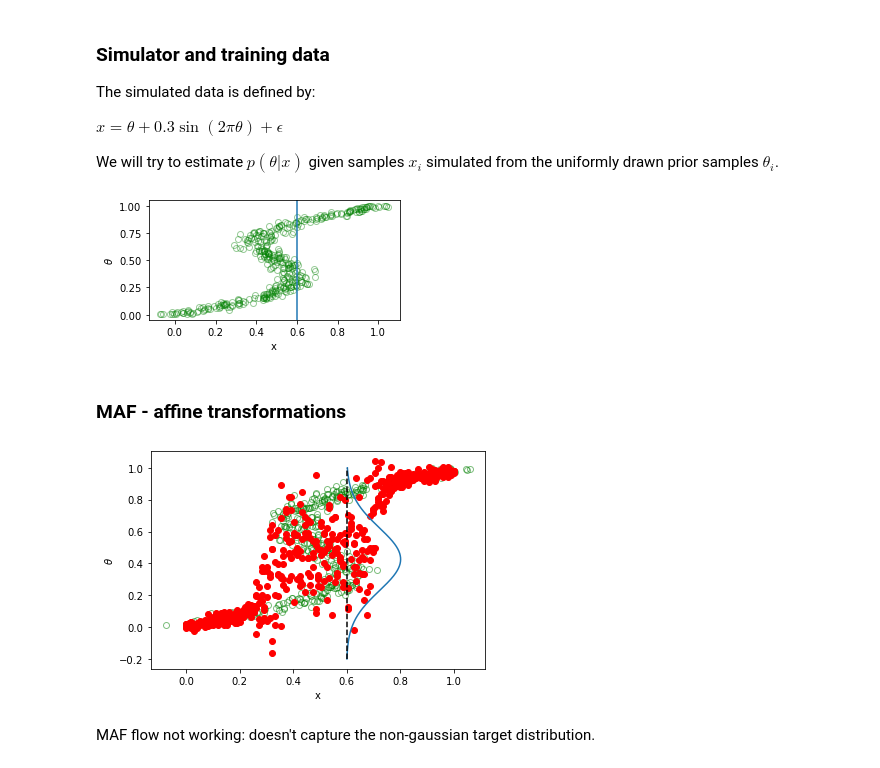
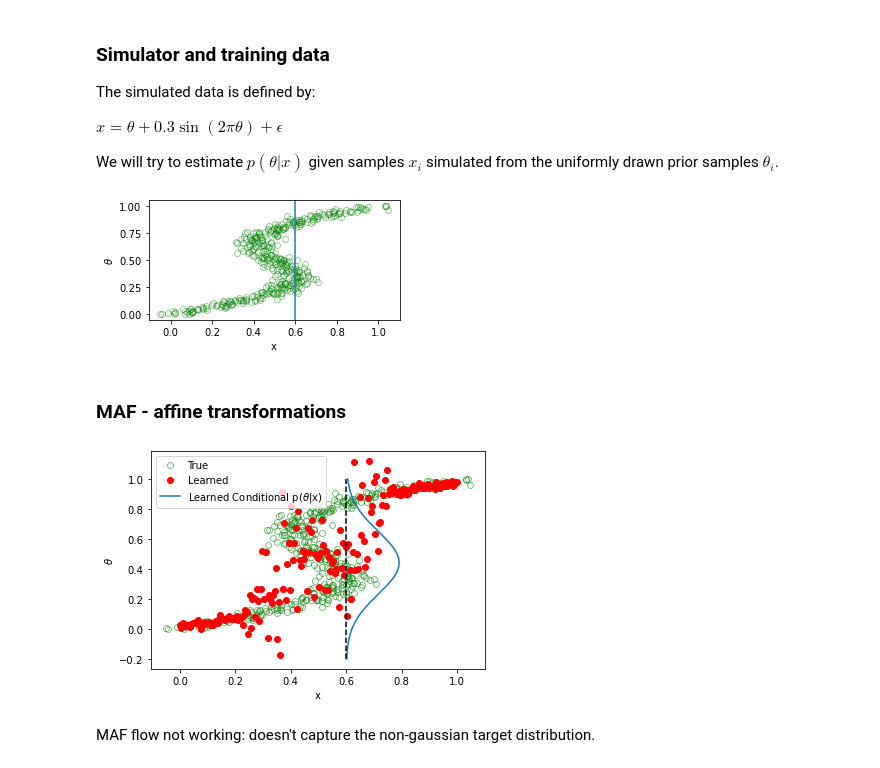
Before and after one commit to JuliaLinhart/NormalizingFlows, a Jupyter notebook: notebooks/ConditionalDE_SBI.ipynb, the cells around one changed output. Cells and saved outputs as stored; diff of their text form; code cells hidden in the pictures.

Commit message:
conditional DE and SBI + params count

```diff
--- a/notebooks/ConditionalDE_SBI.ipynb
+++ b/notebooks/ConditionalDE_SBI.ipynb
@@ -90,12 +101,12 @@ theta_eval = torch.tensor([0.6])  # Value for conditional inference
 # Data theta_train and x_train
 fig = plt.figure(figsize=(4.5, 2.2))
 plt.plot(x[:400], theta[:400], 'go', alpha=0.4, markerfacecolor='none')
-plt.axvline(val_to_eval.numpy())
+plt.axvline(theta_eval.numpy())
 plt.ylabel(r'$\theta$')
 plt.xlabel('x')
 plt.show()
 # %% [output]
-[figure, old version]
+[figure, new version]
 # %% [markdown]
 ### MAF - affine transformations
 # %%
@@ -106,25 +117,26 @@ maf = construct_maf(theta, hidden_features=50, context_features=1, standardize_t
 train(maf, theta, context=x, num_epochs=100, plot=False)
 # %%
 # Plot samples from true vs learned distribution
-x_test = torch.linspace(0.0, 1.0, 100).unsqueeze(1)
-theta_samples = maf.sample(5, context=x_test)
+x_test = torch.linspace(0.0, 1.0, 200).unsqueeze(1)
+theta_samples = maf.sample(1, context=x_test)
 
-plt.plot(x[:400], theta[:400], 'go', alpha=0.5, markerfacecolor='none')
-plt.plot(x_test, theta_samples.squeeze().detach(), 'ro', linewidth=3.0)
+plt.plot(x[:400], theta[:400], 'go', alpha=0.5, markerfacecolor='none', label='True')
+plt.plot(x_test, theta_samples.squeeze().detach(), 'ro', linewidth=3.0, label='Learned')
 plt.ylabel(r'$\theta$')
 plt.xlabel('x')
 
 # Plot learned conditional distribution
 x_vals = torch.linspace(-0.2, 1.0, 1000).reshape(-1,1)
 y_vals = maf.log_prob(x_vals, context=torch.ones(1000,1)*theta_eval).exp()
 x_vals = x_vals.numpy()
 y_vals = y_vals.detach().numpy()
 
-plt.plot(y_vals*0.1+theta_eval.item(), x_vals)
+plt.plot(y_vals*0.1+theta_eval.item(), x_vals, label=r'Learned Conditional p($\theta$|x)')
 plt.plot(list(theta_eval)*1000, x_vals, linestyle="--", color="k")
+plt.legend()
 plt.show()
 # %% [output]
-[figure, old version]
+[figure, new version]
 # %% [markdown]
 MAF flow not working: doesn't capture the non-gaussian target distribution.
 # %% [markdown]
```
Also changed, not shown: parts of 12 cells of this notebook.
